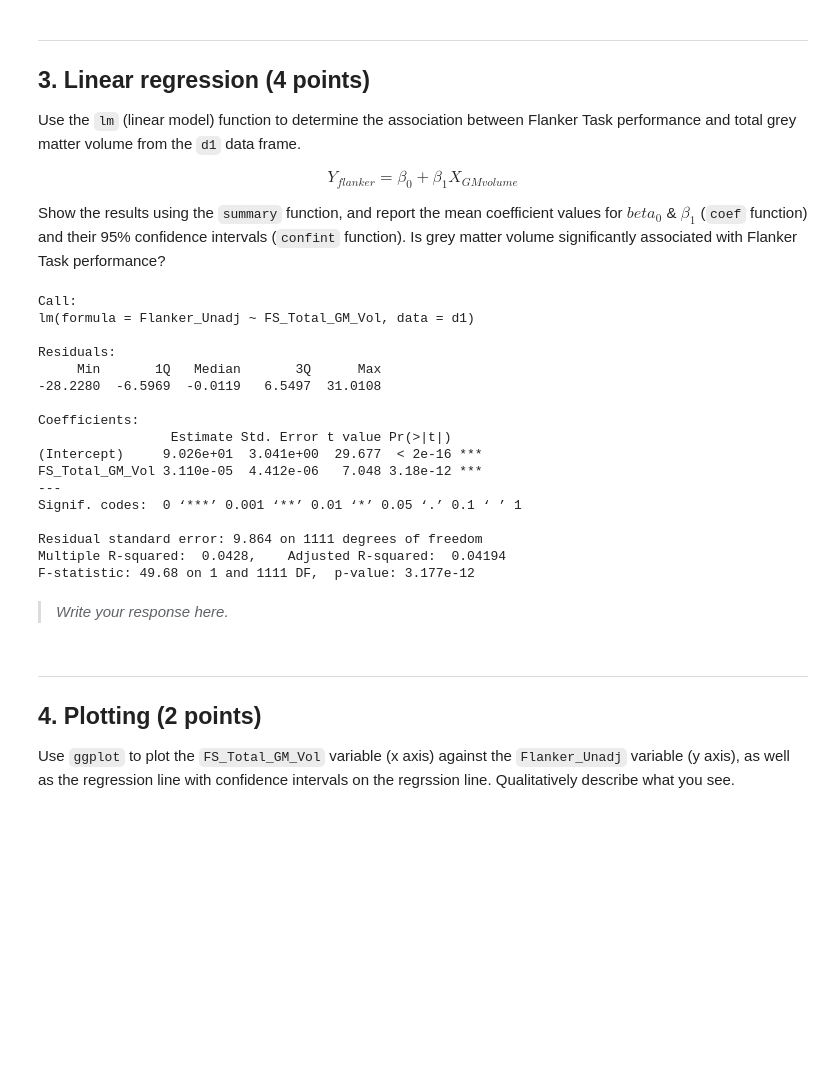
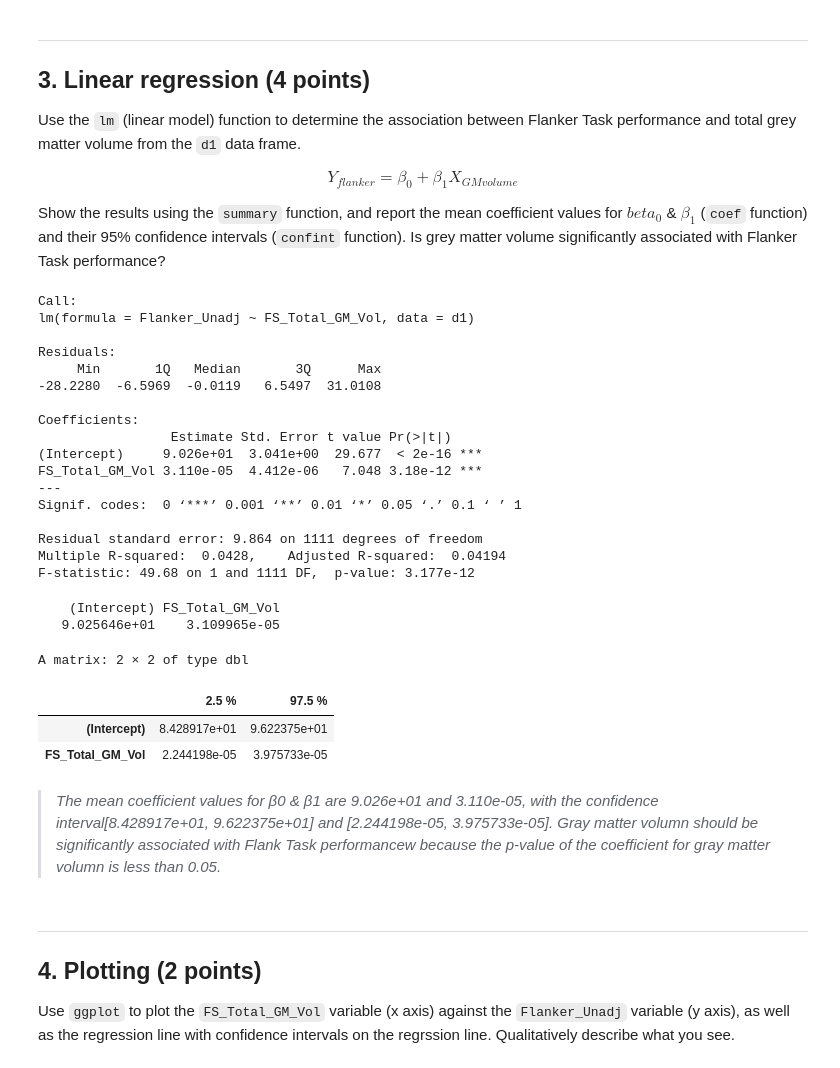
Before and after one commit to jialinli-21/Li_DSPN_S25, a Jupyter notebook: Exercise7.ipynb, the cells around one changed output. Cells and saved outputs as stored; diff of their text form; code cells hidden in the pictures; blank space fills up the shorter version.

```diff
--- a/Exercise7.ipynb
+++ b/Exercise7.ipynb
@@ -98,28 +98,36 @@ Show the results using the `summary` function, and report the mean coefficient v
 # %%
 #INSERT CODE HERE
 lm.fit = lm(Flanker_Unadj~FS_Total_GM_Vol, data=d1)
 summary(lm.fit)
+coef(lm.fit)
+confint(lm.fit)
 # %% [output]
 Call:
 lm(formula = Flanker_Unadj ~ FS_Total_GM_Vol, data = d1)
 
 Residuals:
      Min       1Q   Median       3Q      Max
 -28.2280  -6.5969  -0.0119   6.5497  31.0108
 
 Coefficients:
                  Estimate Std. Error t value Pr(>|t|)
 (Intercept)     9.026e+01  3.041e+00  29.677  < 2e-16 ***
 FS_Total_GM_Vol 3.110e-05  4.412e-06   7.048 3.18e-12 ***
 ---
 Signif. codes:  0 ‘***’ 0.001 ‘**’ 0.01 ‘*’ 0.05 ‘.’ 0.1 ‘ ’ 1
 
 Residual standard error: 9.864 on 1111 degrees of freedom
 Multiple R-squared:  0.0428,    Adjusted R-squared:  0.04194
 F-statistic: 49.68 on 1 and 1111 DF,  p-value: 3.177e-12
+    (Intercept) FS_Total_GM_Vol
+   9.025646e+01    3.109965e-05
+A matrix: 2 × 2 of type dbl
+|  | 2.5 % | 97.5 % |
+| (Intercept) | 8.428917e+01 | 9.622375e+01 |
+| FS_Total_GM_Vol | 2.244198e-05 | 3.975733e-05 |
-# %% [markdown]
-> *Write your response here.*
->
+# %% [markdown]
+> *The mean coefficient values for  β0  &  β1 are 9.026e+01 and 3.110e-05, with the confidence interval[8.428917e+01, 9.622375e+01] and [2.244198e-05, 3.975733e-05].
+>Gray matter volumn should be significantly associated with Flank Task performancew because the p-value of the coefficient for gray matter volumn is less than 0.05.*
 # %% [markdown]
 ---
 ## 4. Plotting (2 points)
```
Also changed, not shown: parts of 8 cells of this notebook.
